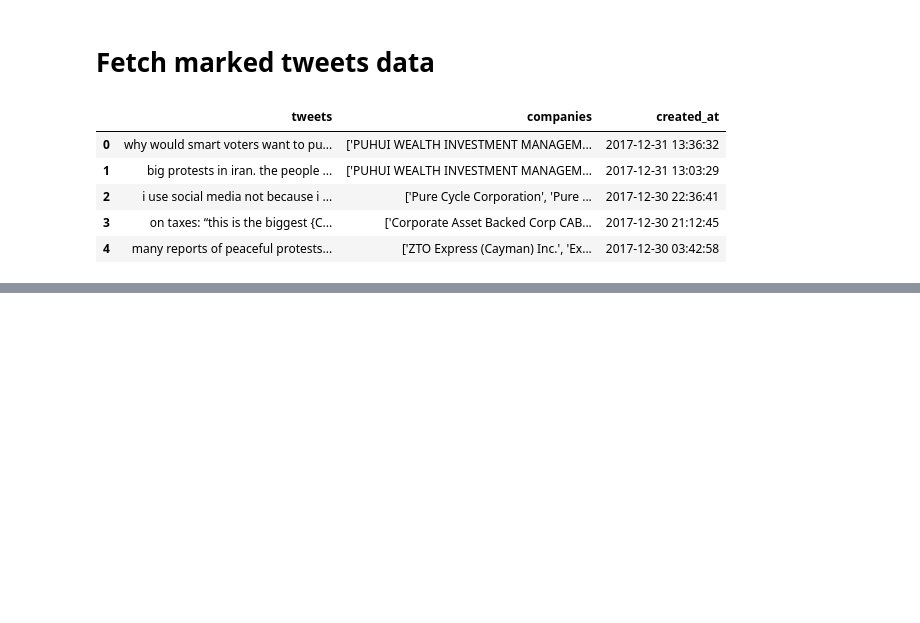
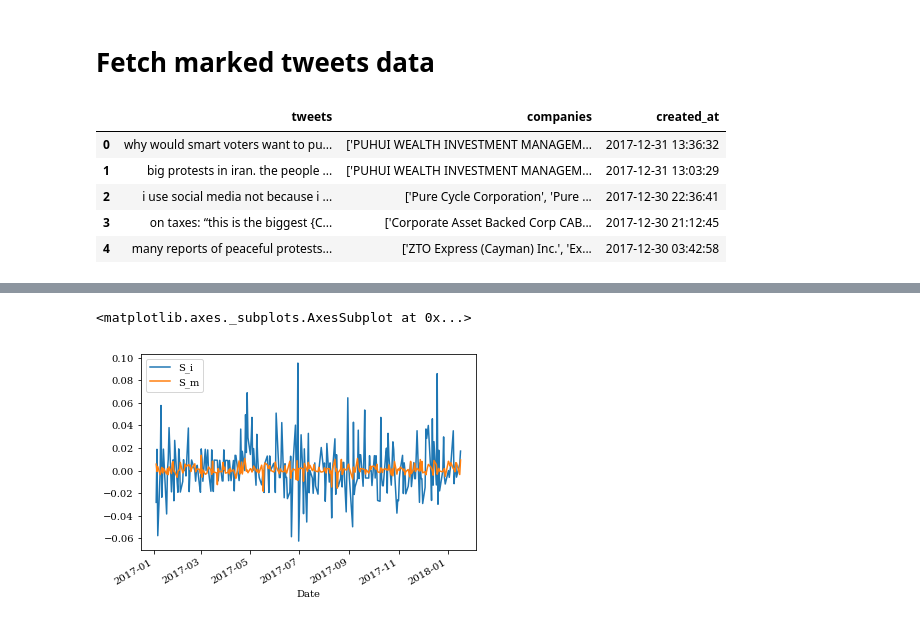
Before and after one commit to OrangeXia2013/TrumpTweetsProject, a Jupyter notebook: code_2017_2018/Event_study.ipynb, the cells around one changed output, grey strips where cells are left out. Saved outputs shown, nothing was run; the diff lists cells and outputs as text; code cells hidden in the pictures; blank space fills up the shorter version.

```diff
--- a/code_2017_2018/Event_study.ipynb
+++ b/code_2017_2018/Event_study.ipynb
@@ -144,0 +220,6 @@ Connected! It's the 1/200 try...
+# %%
+ret = np.log(df).diff().dropna()
+ret.plot()
+# %% [output]
+<matplotlib.axes._subplots.AxesSubplot at 0x...>
+[figure, added]
```
Also changed, not shown: parts of 14 cells of this notebook.
